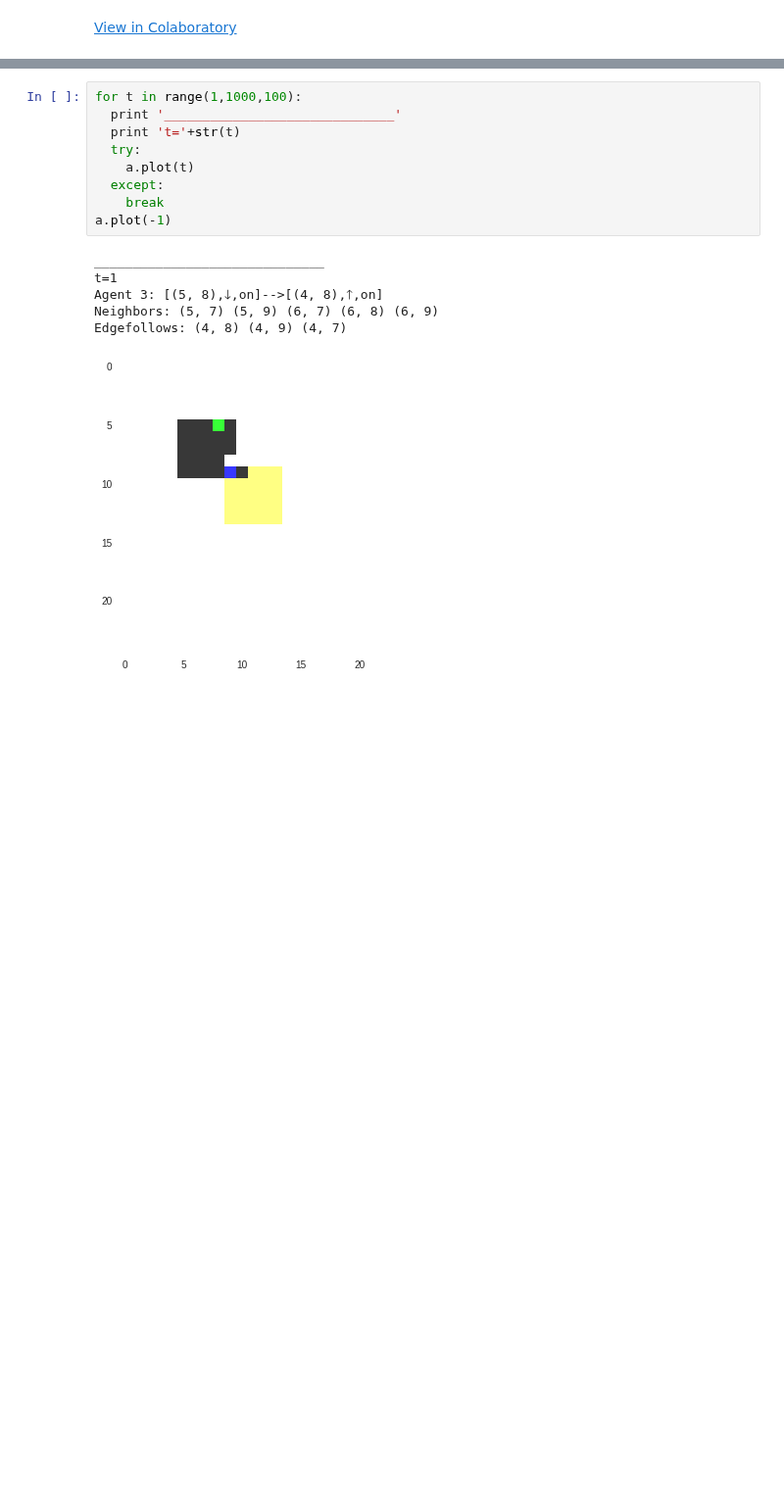
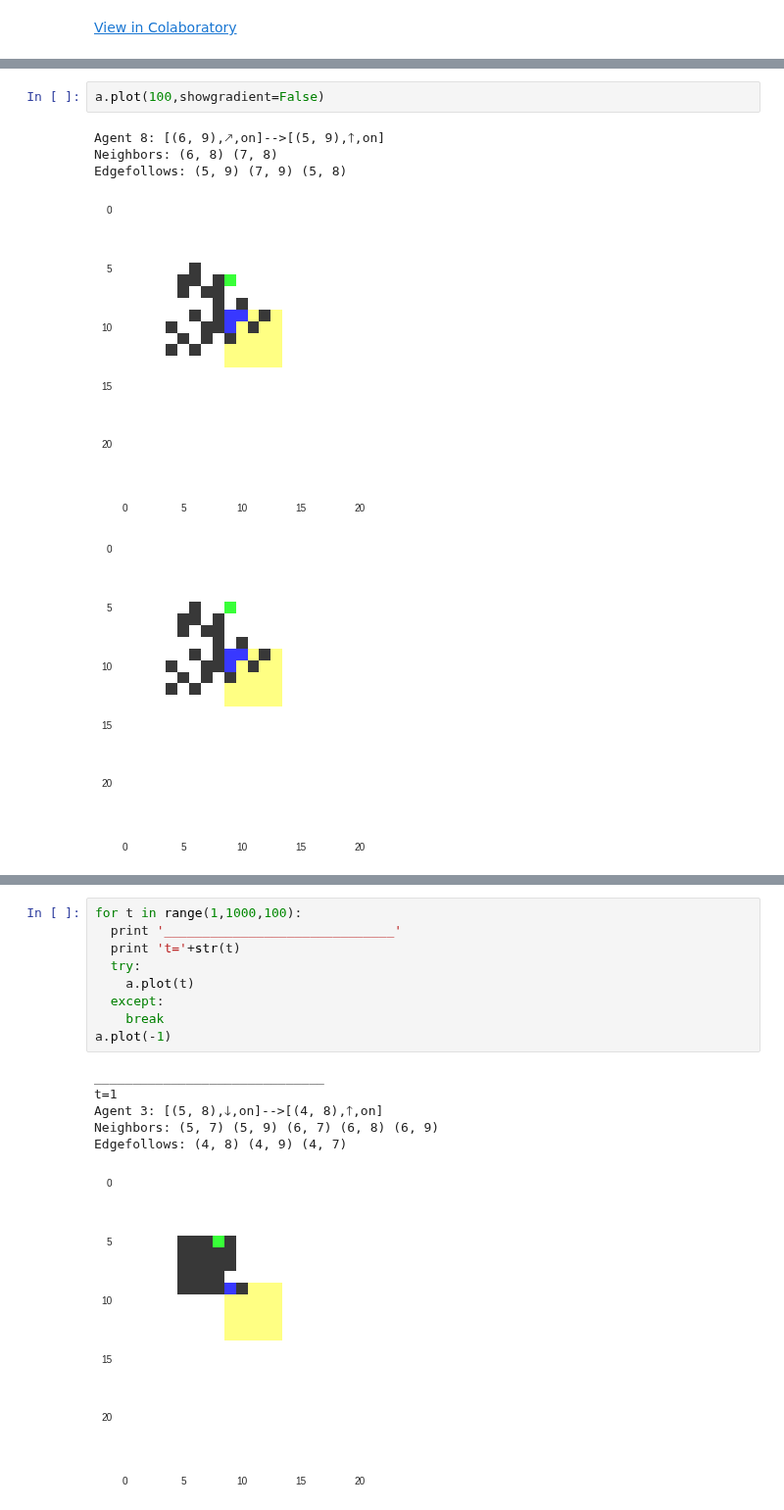
Before and after one commit to jpskycak/research_notebooks, a Jupyter notebook: programmable_self_assembly.ipynb, the cells around one changed output, grey strips where cells are left out. Shown at 98% size. Saved outputs shown, nothing was run; the diff lists cells and outputs as text; blank space fills up the shorter version.

```diff
--- a/programmable_self_assembly.ipynb
+++ b/programmable_self_assembly.ipynb
@@ -460,0 +489,8 @@ KeyboardInterrupt: ignored
+# %%
+a.plot(100,showgradient=False)
+# %% [output]
+Agent 8: [(6, 9),🡕,on]-->[(5, 9),🡑,on]
+Neighbors: (6, 8) (7, 8)
+Edgefollows: (5, 9) (7, 9) (5, 8)
+[figure, added]
+[figure, added]
```
Also changed, not shown: parts of 6 cells of this notebook.
